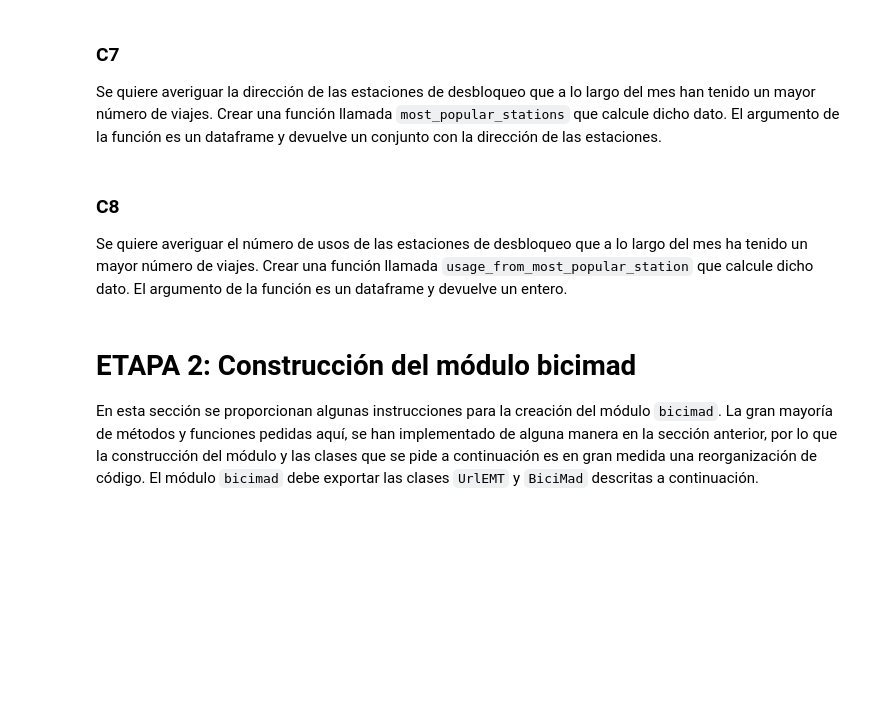
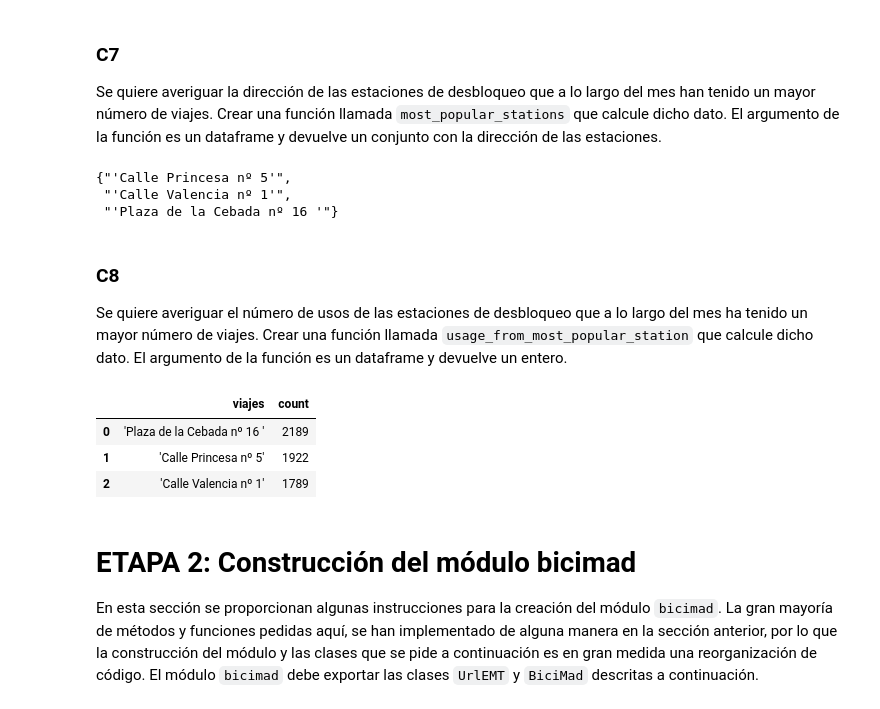
Before and after one commit to jgr464/TareaPython, a Jupyter notebook: enunciado.ipynb, the cells around one changed output. Drawn from its saved outputs; the diff is of its cells as text; code cells hidden in the pictures; blank space fills up the shorter version.

```diff
--- a/enunciado.ipynb
+++ b/enunciado.ipynb
@@ -434,3 +557,9 @@ Se quiere averiguar la dirección de las estaciones de desbloqueo que a lo largo
+# %%
+most_popular_stations(usos, 3)
+# %% [output]
+{"'Calle Princesa nº 5'",
+ "'Calle Valencia nº 1'",
+ "'Plaza de la Cebada nº 16 '"}
 # %% [markdown]
 ### C8
 
@@ -440,3 +567,14 @@ Se quiere averiguar el  número de usos de las estaciones de desbloqueo que a lo
+# %%
+def usage_most_popular_stations_df(df, n):
+    conteo = df['address_unlock'].value_counts().head(n)
+    return conteo.reset_index().rename(columns={'index': 'direccion', 'address_unlock': 'viajes'})
+# %%
+usage_most_popular_stations_df(usos, 3)
+# %% [output]
+|  | viajes | count |
+| 0 | 'Plaza de la Cebada nº 16 ' | 2189 |
+| 1 | 'Calle Princesa nº 5' | 1922 |
+| 2 | 'Calle Valencia nº 1' | 1789 |
 # %% [markdown]
 # ETAPA 2: Construcción del módulo bicimad
 
```
Also changed, not shown: parts of 16 cells of this notebook, 6 other files.
